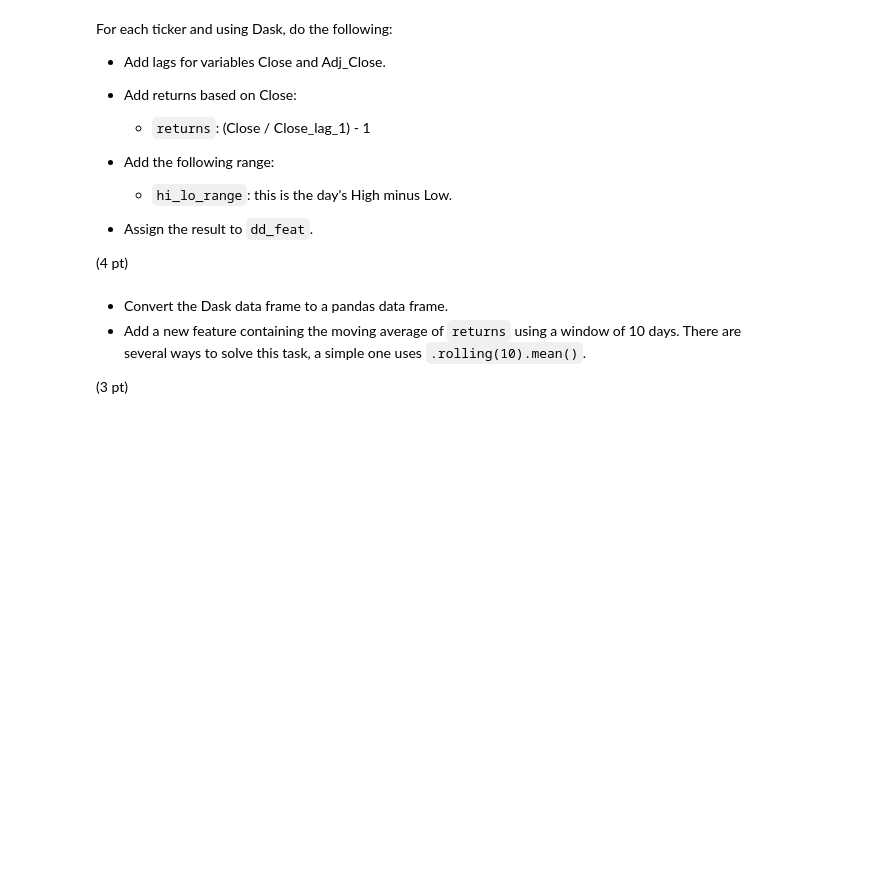
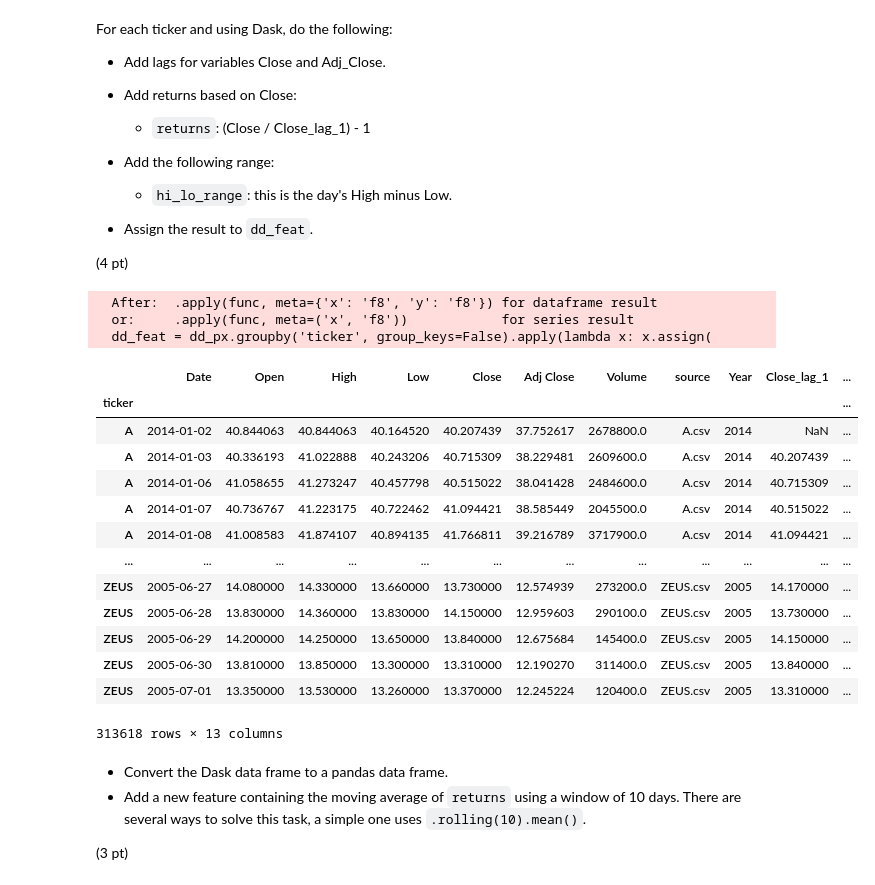
Before and after one commit to omaralfaqih6/production, a Jupyter notebook: 02_activities/assignments/assignment_1.ipynb, the cells around one changed output. Saved outputs shown, nothing was run; the diff lists cells and outputs as text; code cells hidden in the pictures; blank space fills up the shorter version.

```diff
--- a/02_activities/assignments/assignment_1.ipynb
+++ b/02_activities/assignments/assignment_1.ipynb
@@ -51,3 +68,32 @@ import dask.dataframe as dd
+# %%
+# Write your code below.
+
+dd_feat = dd_px.groupby('ticker', group_keys=False).apply(lambda x: x.assign(
+    Close_lag_1 = x['Close'].shift(1),
+    Adj_Close_lag_1 = x['Adj Close'].shift(1),
+    Returns = x['Close'] / x['Close'].shift(1) - 1,
+    Hi_Lo_range = x['High'] - x['Low']
+
+))
+dd_feat.compute()
+# %% [output]
+  After:  .apply(func, meta={'x': 'f8', 'y': 'f8'}) for dataframe result
+  or:     .apply(func, meta=('x', 'f8'))            for series result
+  dd_feat = dd_px.groupby('ticker', group_keys=False).apply(lambda x: x.assign(
+|  | Date | Open | High | Low | Close | Adj Close | Volume | source | Year | Close_lag_1 | ... |
+| ticker |  |  |  |  |  |  |  |  |  |  | ... |
+| A | 2014-01-02 | 40.844063 | 40.844063 | 40.164520 | 40.207439 | 37.752617 | 2678800.0 | A.csv | 2014 | NaN | ... |
+| A | 2014-01-03 | 40.336193 | 41.022888 | 40.243206 | 40.715309 | 38.229481 | 2609600.0 | A.csv | 2014 | 40.207439 | ... |
+| A | 2014-01-06 | 41.058655 | 41.273247 | 40.457798 | 40.515022 | 38.041428 | 2484600.0 | A.csv | 2014 | 40.715309 | ... |
+| A | 2014-01-07 | 40.736767 | 41.223175 | 40.722462 | 41.094421 | 38.585449 | 2045500.0 | A.csv | 2014 | 40.515022 | ... |
+| A | 2014-01-08 | 41.008583 | 41.874107 | 40.894135 | 41.766811 | 39.216789 | 3717900.0 | A.csv | 2014 | 41.094421 | ... |
+| ... | ... | ... | ... | ... | ... | ... | ... | ... | ... | ... | ... |
+| ZEUS | 2005-06-27 | 14.080000 | 14.330000 | 13.660000 | 13.730000 | 12.574939 | 273200.0 | ZEUS.csv | 2005 | 14.170000 | ... |
+| ZEUS | 2005-06-28 | 13.830000 | 14.360000 | 13.830000 | 14.150000 | 12.959603 | 290100.0 | ZEUS.csv | 2005 | 13.730000 | ... |
+| ZEUS | 2005-06-29 | 14.200000 | 14.250000 | 13.650000 | 13.840000 | 12.675684 | 145400.0 | ZEUS.csv | 2005 | 14.150000 | ... |
+| ZEUS | 2005-06-30 | 13.810000 | 13.850000 | 13.300000 | 13.310000 | 12.190270 | 311400.0 | ZEUS.csv | 2005 | 13.840000 | ... |
+| ZEUS | 2005-07-01 | 13.350000 | 13.530000 | 13.260000 | 13.370000 | 12.245224 | 120400.0 | ZEUS.csv | 2005 | 13.310000 | ... |
+313618 rows × 13 columns
 # %% [markdown]
 + Convert the Dask data frame to a pandas data frame.
 + Add a new feature containing the moving average of `returns` using a window of 10 days. There are several ways to solve this task, a simple one uses `.rolling(10).mean()`.
```
Also changed, not shown: parts of 7 cells of this notebook.
